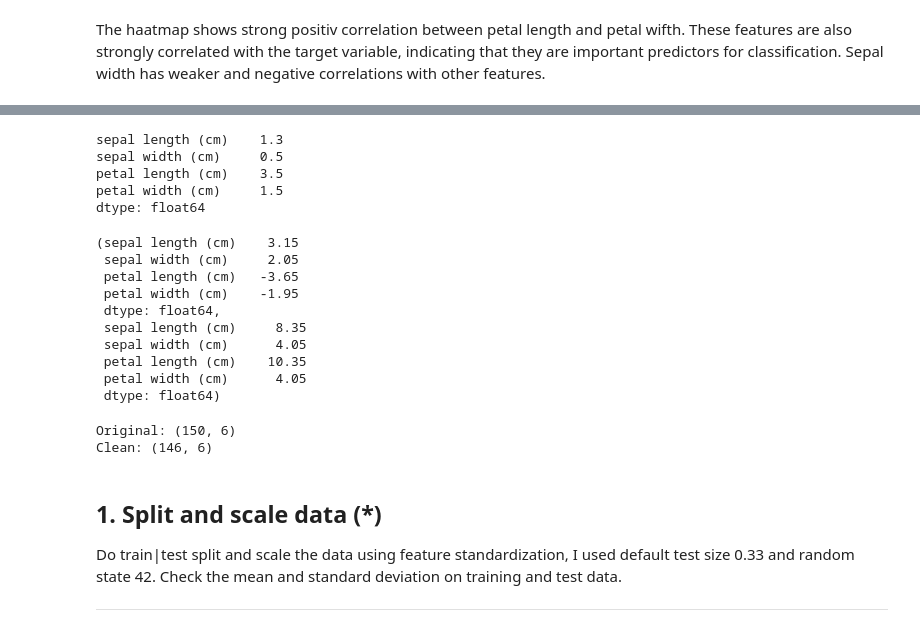
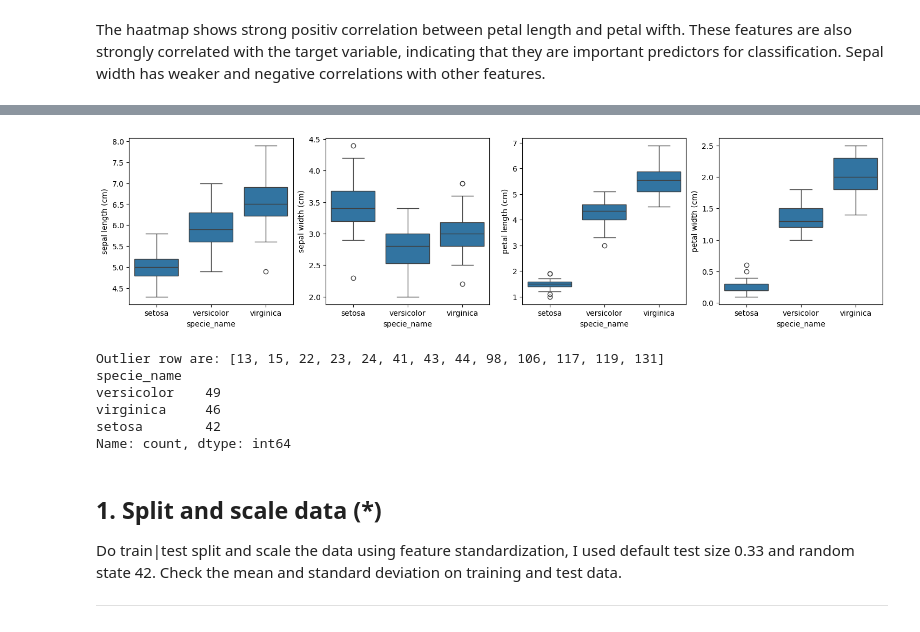
Before and after one commit to m0hsen-m0hseni/Machine-Learning-Mohsen-Mohseni, a Jupyter notebook: Exercises/E03_Classification.ipynb, the cells around one changed output, grey strips where cells are left out. Saved outputs shown, nothing was run; the diff lists cells and outputs as text; code cells hidden in the pictures.

```diff
--- a/Exercises/E03_Classification.ipynb
+++ b/Exercises/E03_Classification.ipynb
@@ -248,35 +225,51 @@ Q1, Q3
-# %%
-IQR = Q3 - Q1
-IQR
-# %% [output]
-sepal length (cm)    1.3
-sepal width (cm)     0.5
-petal length (cm)    3.5
-petal width (cm)     1.5
-dtype: float64
-# %%
-lower_bound = Q1 - 1.5 * IQR
-upper_bound = Q3 + 1.5 * IQR
-lower_bound, upper_bound
-# %% [output]
-(sepal length (cm)    3.15
- sepal width (cm)     2.05
- petal length (cm)   -3.65
- petal width (cm)    -1.95
- dtype: float64,
- sepal length (cm)     8.35
- sepal width (cm)      4.05
- petal length (cm)    10.35
- petal width (cm)      4.05
- dtype: float64)
-# %%
-df_clean = df[~((features < lower_bound) | (features > upper_bound)).any(axis=1)]
-
-print("Original:", df.shape)
-print("Clean:", df_clean.shape)
-# %% [output]
-Original: (150, 6)
-Clean: (146, 6)
+# %%
+fig, axes = plt.subplots(1, 4, figsize=(18,4))
+sns.boxplot(x="specie_name", y="sepal length (cm)", data=df, ax=axes[0])
+sns.boxplot(x="specie_name", y="sepal width (cm)", data=df, ax=axes[1])
+sns.boxplot(x="specie_name", y="petal length (cm)", data=df, ax=axes[2])
+sns.boxplot(x="specie_name", y="petal width (cm)", data=df, ax=axes[3])
+plt.show()
+# %% [output]
+[figure, added]
+# %%
+feature_cols = [
+    "sepal length (cm)",
+    "sepal width (cm)",
+    "petal length (cm)",
+    "petal width (cm)"
+]
+
+outlier_indices = []
+
+for specie in df["specie_name"].unique():
+    group = df[df["specie_name"] == specie]
+
+    Q1 = group[feature_cols].quantile(0.25)
+    Q3 = group[feature_cols].quantile(0.75)
+    IQR = Q3 - Q1
+
+    lower_bound = Q1 - 1.5 * IQR
+    upper_bound = Q3 + 1.5 * IQR
+
+    outlier_in_group = group[
+        ((group[feature_cols] < lower_bound) | (group[feature_cols] > upper_bound)).any(axis=1)
+    ]
+
+    outlier_indices.extend(outlier_in_group.index.tolist())
+
+outlier_indices = sorted(outlier_indices)
+print("Outlier row are:", outlier_indices)
+
+df_clean = df.drop(index=outlier_indices)
+
+print(df_clean["specie_name"].value_counts())
+# %% [output]
+Outlier row are: [13, 15, 22, 23, 24, 41, 43, 44, 98, 106, 117, 119, 131]
+specie_name
+versicolor    49
+virginica     46
+setosa        42
+Name: count, dtype: int64
 # %% [markdown]
 ## 1. Split and scale data (*)
 
```
Also changed, not shown: parts of 14 cells of this notebook.
